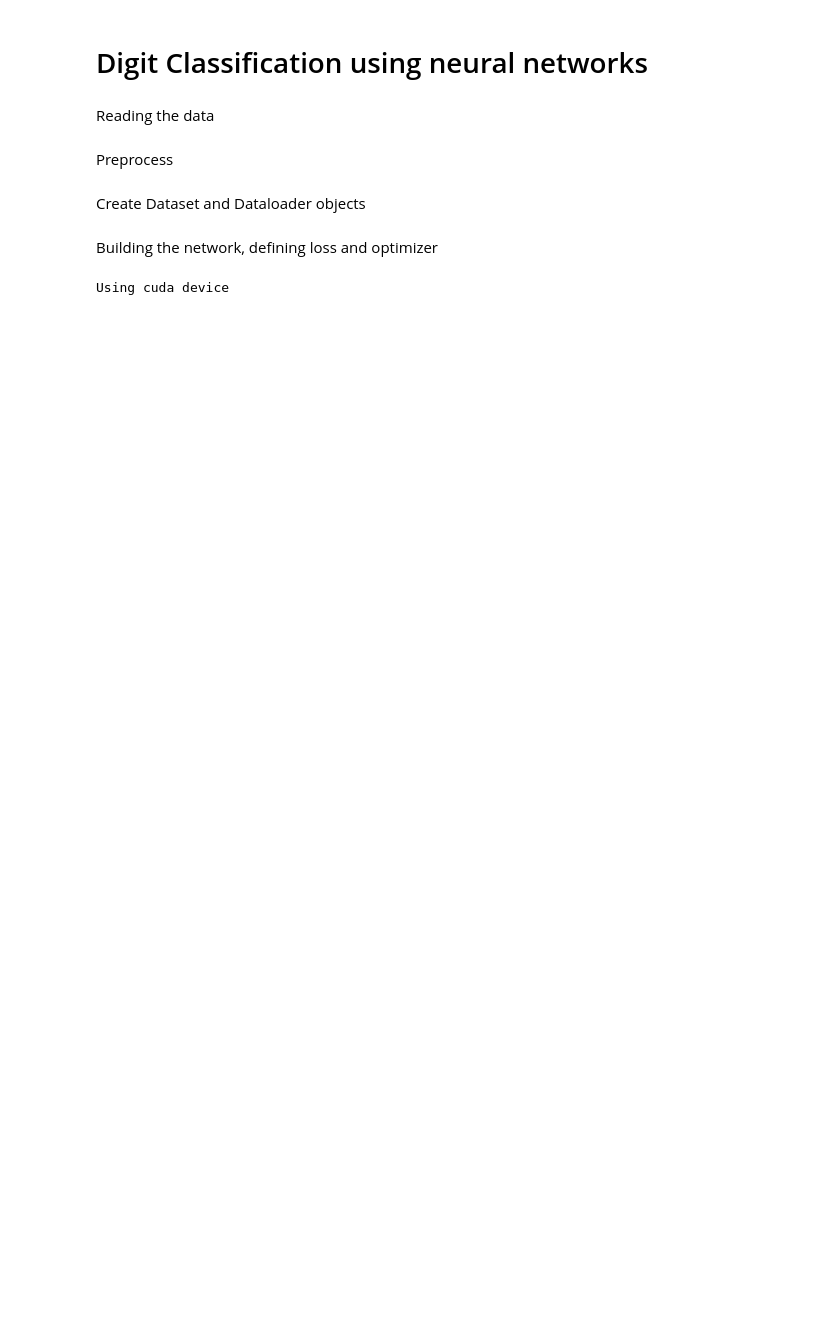
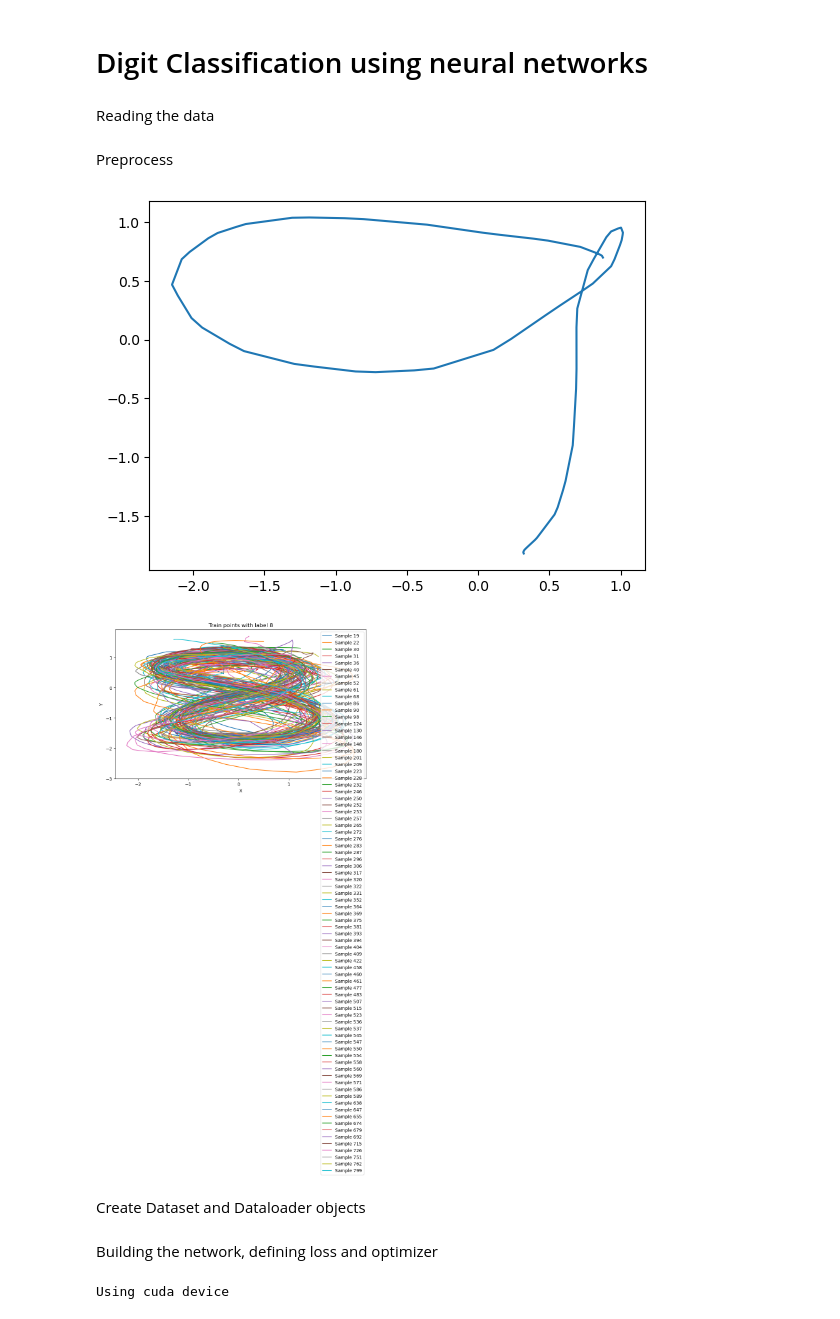
Before and after one commit to Erikkui/PRML-digit-recognition, a Jupyter notebook: digit_classify_nn.ipynb, the cells around one changed output. Saved outputs shown, nothing was run; the diff lists cells and outputs as text; code cells hidden in the pictures; blank space fills up the shorter version.

```diff
--- a/digit_classify_nn.ipynb
+++ b/digit_classify_nn.ipynb
@@ -38,7 +46,7 @@ def load_data( data_path ):
     for file in files:
         filename = file.name
         if filename.endswith('.csv'):
-            number_data = np.loadtxt(data_path + '/' + filename, delimiter=',')
+            number_data = np.loadtxt(data_path + '/' + filename, delimiter=',', dtype=np.float32)
             label = int( filename.split('_')[1] )
 
             data.append( number_data )
@@ -53,37 +61,54 @@ Preprocess
 # %%
 def preprocess_data( data, N_interp = 128 ):
     '''
     Preprocesses the data by interpolating to equal lengths and standardizing.
 
     Inputs:
     Data: list of numpy arrays, each array containing the measurement of a digit.
     N_interp: number of points to interpolate the variable-length data to.
 
     Returns:
     data: a list of numpy arrays, each array containing the measurement of a digit after preprocessing.
     '''
     scaler = StandardScaler()
 
     for ii, sample in enumerate( data ):
         N_sample, dims = sample.shape
 
-        tt = np.linspace(0, 1, N_sample)
-        tt_interp = np.linspace(0, 1, N_interp)
+        tt = np.linspace(0, 1, N_sample, dtype=np.float32)
+        tt_interp = np.linspace(0, 1, N_interp, dtype=np.float32)
 
         # First, interpolation (for each dimension separately)
-        sample_interp = np.zeros( (N_interp, dims) )
+        sample_interp = np.zeros( (N_interp, dims), dtype=np.float32 )
         for dim in range( dims ):
             dim_interp = np.interp( tt_interp, tt, sample[:, dim] )
             sample_interp[:, dim] = dim_interp
 
         # Then standardization
         data[ii] = scaler.fit_transform( sample_interp )
 
     return data
 
 data = preprocess_data( data )
 
-X_train, X_test, y_train, y_test = train_test_split( data, labels, test_size=0.25, stratify = labels )
+X_train, X_test, y_train, y_test = train_test_split( data, labels, test_size=0.2, stratify = labels )
+
+plt.plot( X_train[0][:, 0], X_train[0][:, 1] )
+# Find six train points with label 8
+label_8_indices = [i for i, label in enumerate(y_train) if label == 8][:100]
+
+# Plot them in the same figure
+plt.figure(figsize=(10, 6))
+for idx in label_8_indices:
+    plt.plot(X_train[idx][:, 0], X_train[idx][:, 1], label=f'Sample {idx}')
+plt.legend()
+plt.title('Train points with label 8')
+plt.xlabel('X')
+plt.ylabel('Y')
+plt.show()
+# %% [output]
+[figure, added]
+[figure, added]
 # %% [markdown]
 Create Dataset and Dataloader objects
 # %%
```
Also changed, not shown: parts of 7 cells of this notebook.
